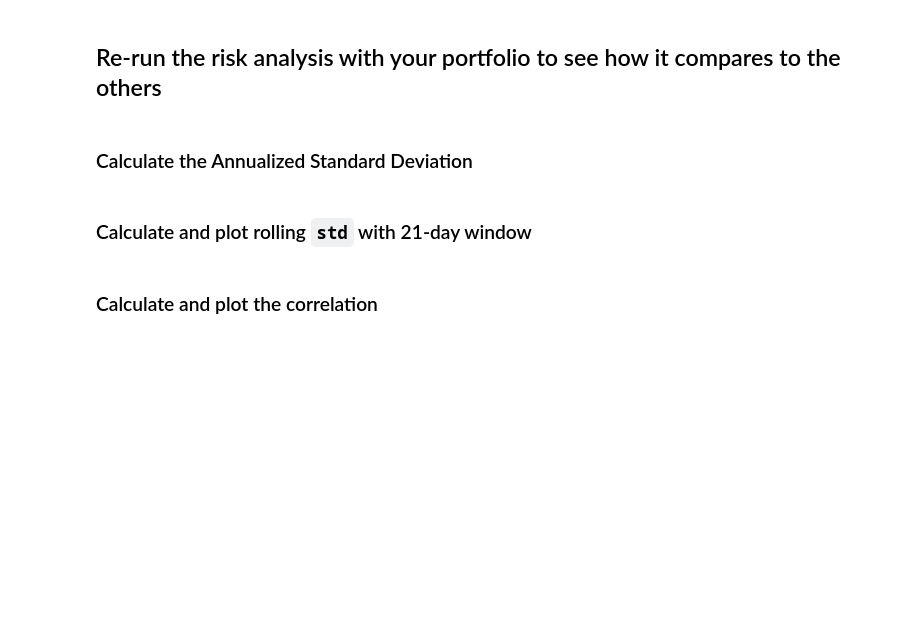
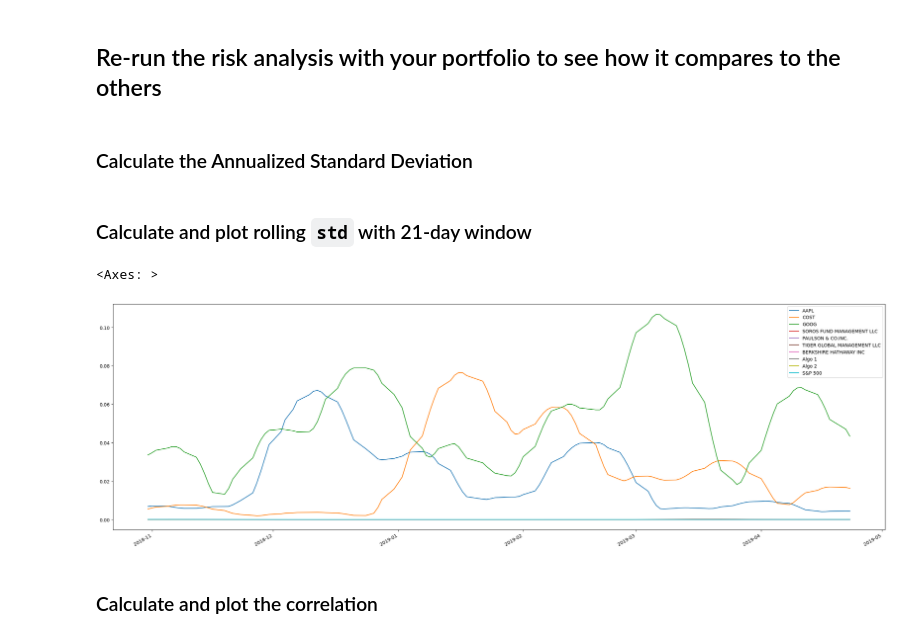
Before and after one commit to AnvithaChaluvadi/Module4Challenge, a Jupyter notebook: whale_analysis.ipynb, the cells around one changed output. Drawn from its saved outputs; the diff is of its cells as text; code cells hidden in the pictures; blank space fills up the shorter version.

```diff
--- a/whale_analysis.ipynb
+++ b/whale_analysis.ipynb
@@ -620,7 +621,11 @@ joined_returns.head()
 ### Calculate and plot rolling `std` with 21-day window
 # %%
 # Calculate rolling standard deviation
-
+joined_returns = joined_returns.rolling(window=21).std()
 # Plot rolling standard deviation
+joined_returns.plot(figsize=(30,10))
+# %% [output]
+<Axes: >
+[figure, added]
 # %% [markdown]
 ### Calculate and plot the correlation
```
Also changed, not shown: parts of 7 cells of this notebook.
